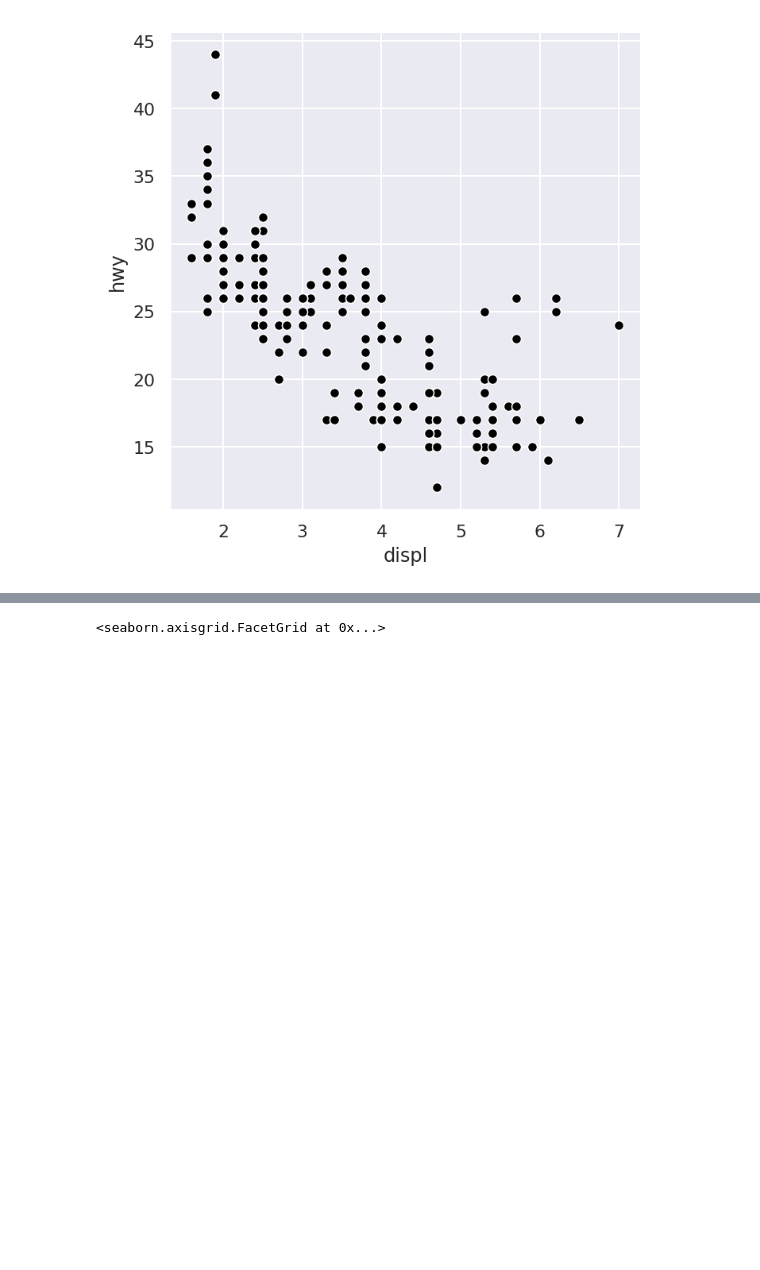
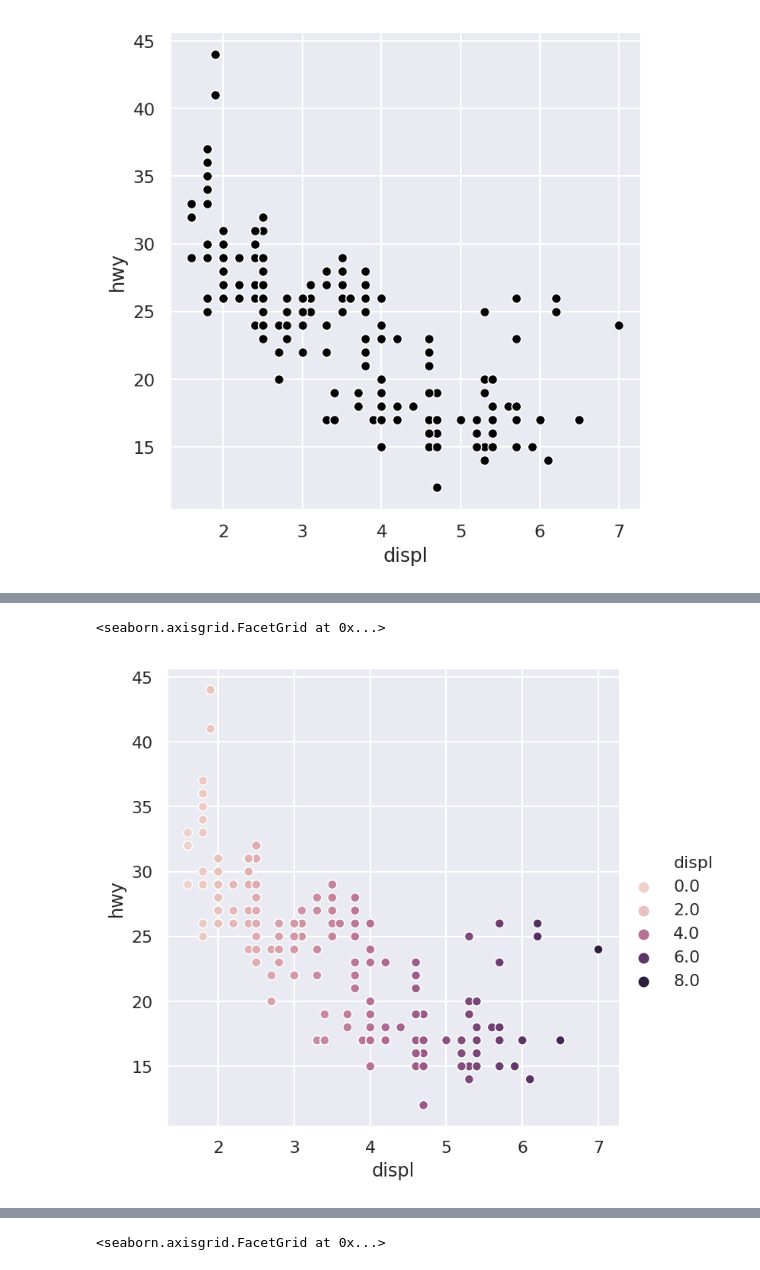
Before and after one commit to drjarno/python-workshop-2020-may, a Jupyter notebook: Chapter 2.ipynb, the cells around one changed output, grey strips where cells are left out. Saved outputs shown, nothing was run; the diff lists cells and outputs as text; code cells hidden in the pictures; blank space fills up the shorter version.

```diff
--- a/Chapter 2.ipynb
+++ b/Chapter 2.ipynb
@@ -73,0 +114,5 @@ sns.relplot("displ", "hwy", color="black", data=mpg)
+# %%
+sns.relplot("displ", "hwy", hue="displ" , data=mpg)
+# %% [output]
+<seaborn.axisgrid.FacetGrid at 0x...>
+[figure, added]
```
Also changed, not shown: parts of 23 cells of this notebook, 2 other files.
